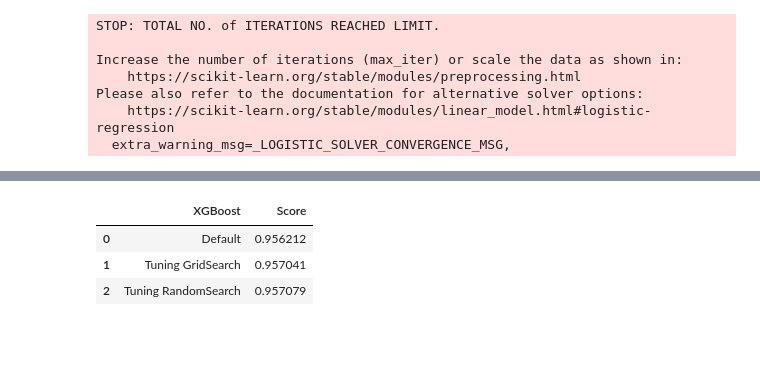
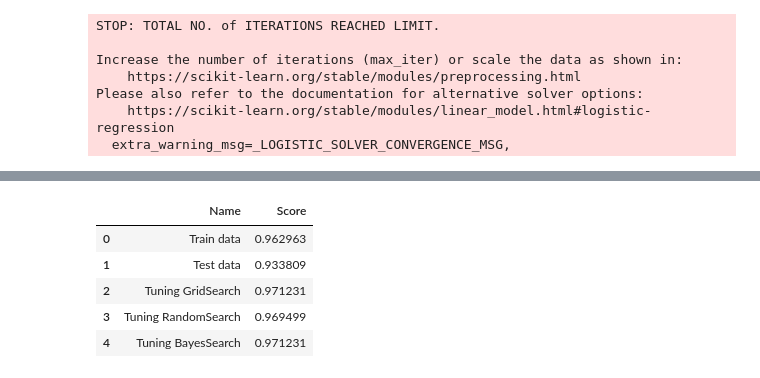
Before and after one commit to danhhuynh25029/XGBoost, a Jupyter notebook: XGBoost_Classfication.ipynb, the cells around one changed output, grey strips where cells are left out. Cells and saved outputs as stored; diff of their text form; code cells hidden in the pictures; blank space fills up the shorter version.

```diff
--- a/XGBoost_Classfication.ipynb
+++ b/XGBoost_Classfication.ipynb
@@ -267,7 +313,7 @@ def allScore():
   for i in range(len(models)):
       names.append(models[i][0])
       model = models[i][1]
-      model.fit(X_train,y_train)
+      model.fit(X_train_smote,y_train_smote)
       y_pred = model.predict(X_test)
       scores.append(accuracy_score(y_pred,y_test))
   return names,scores
@@ -325,17 +377,18 @@ Fitting 5 folds for each of 900 candidates, totalling 4500 fits
 # %%
-def hyperParameterTuningRandom(X_train,y_train,params):
+def hyperParameterTuningRandom(X_train_smote,y_train_smote,params):
     xgb_model = XGBClassifier()
 
     rsearch = RandomizedSearchCV(estimator=xgb_model,
                          param_distributions=params,
-                         scoring='neg_mean_squared_error',
+                         scoring='accuracy',
                          n_iter=25,
                          verbose=1)
 
-    rsearch.fit(X_train,y_train)
+    rsearch.fit(X_train_smote,y_train_smote)
 
-    return rsearch.best_params_
-best_pr = hyperParameterTuningRandom(X_train,y_train,params)
-best_pr
+    return rsearch.best_params_,rsearch.best_score_
+best_pr,best_score_random = hyperParameterTuningRandom(X_train_smote,y_train_smote,params)
+print('Best prams : {}'.format(best_pr))
+print('bset_score : {}'.format(best_score_random))
 # %% [output]
 Fitting 5 folds for each of 25 candidates, totalling 125 fits
@@ -342,0 +414,16 @@ Fitting 5 folds for each of 25 candidates, totalling 125 fits
+# %%
+from skopt import BayesSearchCV
+def hyperPraameterTuningBayes(X_train_smote,y_train_smote,params):
+  xgb_model = XGBClassifier()
+  bsearch = BayesSearchCV(estimator=xgb_model,
+                    search_spaces=params,
+                    n_iter=70,
+                    cv=5,
+                    n_jobs=8,
+                    scoring='accuracy',
+                    random_state=123)
+  bsearch.fit(X_train_smote,y_train_smote)
+  return bsearch.best_params_,bsearch.best_score_
+best_pb,best_score_bayes = hyperPraameterTuningBayes(X_train_smote,y_train_smote,params)
+print('Best prams : {}'.format(best_pb))
+print('bset_score : {}'.format(best_score_bayes))
@@ -361,0 +441,5 @@ RandomSearch : 0.9571049830396975
+# %%
+model_xgb = XGBClassifier()
+model_xgb.fit(X_train_smote,y_train_smote)
+y_pred = model_xgb.predict(X_train_smote)
+score_train = accuracy_score(y_train_smote,y_pred)
@@ -362,13 +465,15 @@ RandomSearch : 0.9571049830396975
 # %%
 # Sau khi điều chỉnh một vài tham số thì độ chính xác đã được gia tắng
 data = {
-    'XGBoost' : ['Default','Tuning GridSearch','Tuning RandomSearch'],
-    'Score' : [col_s[0],score_tg,score_tr]
+    'Name' : ['Train data','Test data','Tuning GridSearch','Tuning RandomSearch','Tuning BayesSearch'],
+    'Score' : [score_train,col_s[0],best_score_grid,best_score_random,best_score_bayes]
 }
 t = pd.DataFrame(data)
 t
 # %% [output]
-|  | XGBoost | Score |
-| 0 | Default | 0.956212 |
-| 1 | Tuning GridSearch | 0.957041 |
-| 2 | Tuning RandomSearch | 0.957079 |
+|  | Name | Score |
+| 0 | Train data | 0.962963 |
+| 1 | Test data | 0.933809 |
+| 2 | Tuning GridSearch | 0.971231 |
+| 3 | Tuning RandomSearch | 0.969499 |
+| 4 | Tuning BayesSearch | 0.971231 |
```
Also changed, not shown: parts of 41 cells of this notebook, 1 other file.
